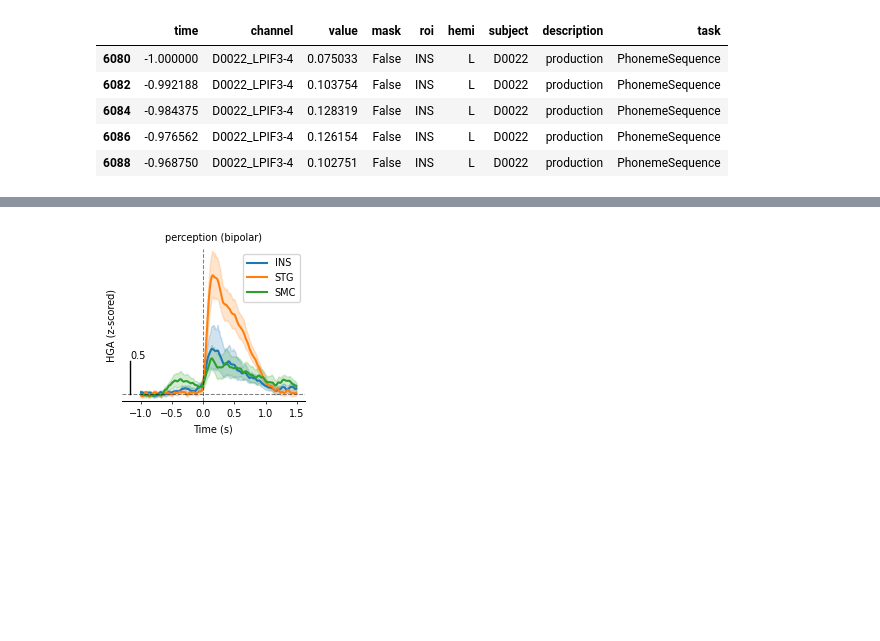
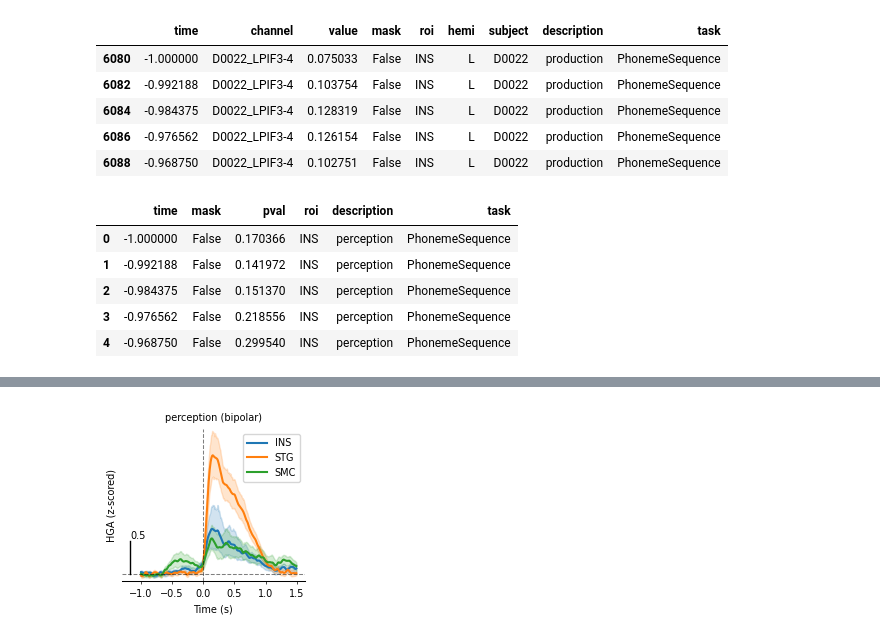
Before and after one commit to shinanlin/insula, a Jupyter notebook: viz/HGAs.ipynb, the cells around one changed output, grey strips where cells are left out. Drawn from its saved outputs; the diff is of its cells as text; code cells hidden in the pictures; blank space fills up the shorter version.

```diff
--- a/viz/HGAs.ipynb
+++ b/viz/HGAs.ipynb
@@ -62,6 +62,32 @@ HGAs.head()
 | 6084 | -0.984375 | D0022_LPIF3-4 | 0.128319 | False | INS | L | D0022 | production | PhonemeSequence |
 | 6086 | -0.976562 | D0022_LPIF3-4 | 0.126154 | False | INS | L | D0022 | production | PhonemeSequence |
 | 6088 | -0.968750 | D0022_LPIF3-4 | 0.102751 | False | INS | L | D0022 | production | PhonemeSequence |
+# %%
+# load stats
+
+stats_path = BIDSPath(
+    root=f'../results/{task}(roi)({ref})',
+    datatype='HGA',
+    suffix='roimask',
+    check=False,
+)
+stats = []
+for path in tqdm(stats_path.match()):
+    df = pd.read_csv(path)
+    stats.append(df)
+
+stats = pd.concat(stats, ignore_index=True)
+stats = stats[stats['roi'].isin([
+    'STG','INS','SMC'
+])]
+stats.head()
+# %% [output]
+|  | time | mask | pval | roi | description | task |
+| 0 | -1.000000 | False | 0.170366 | INS | perception | PhonemeSequence |
+| 1 | -0.992188 | False | 0.141972 | INS | perception | PhonemeSequence |
+| 2 | -0.984375 | False | 0.151370 | INS | perception | PhonemeSequence |
+| 3 | -0.976562 | False | 0.218556 | INS | perception | PhonemeSequence |
+| 4 | -0.968750 | False | 0.299540 | INS | perception | PhonemeSequence |
 # %%
 def sort_HGA(HGAs, hemi, description, roi):
     sub_df = HGAs[(HGAs.hemi == hemi)
```
Also changed, not shown: parts of 3 cells of this notebook, 1 other file.
